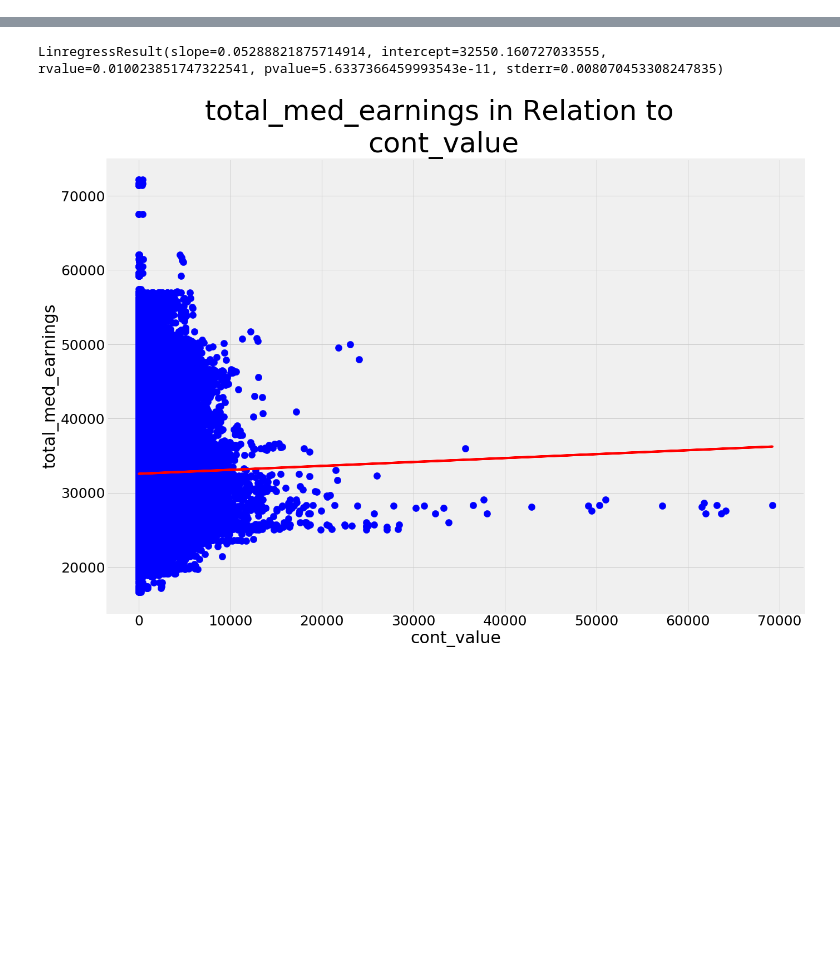
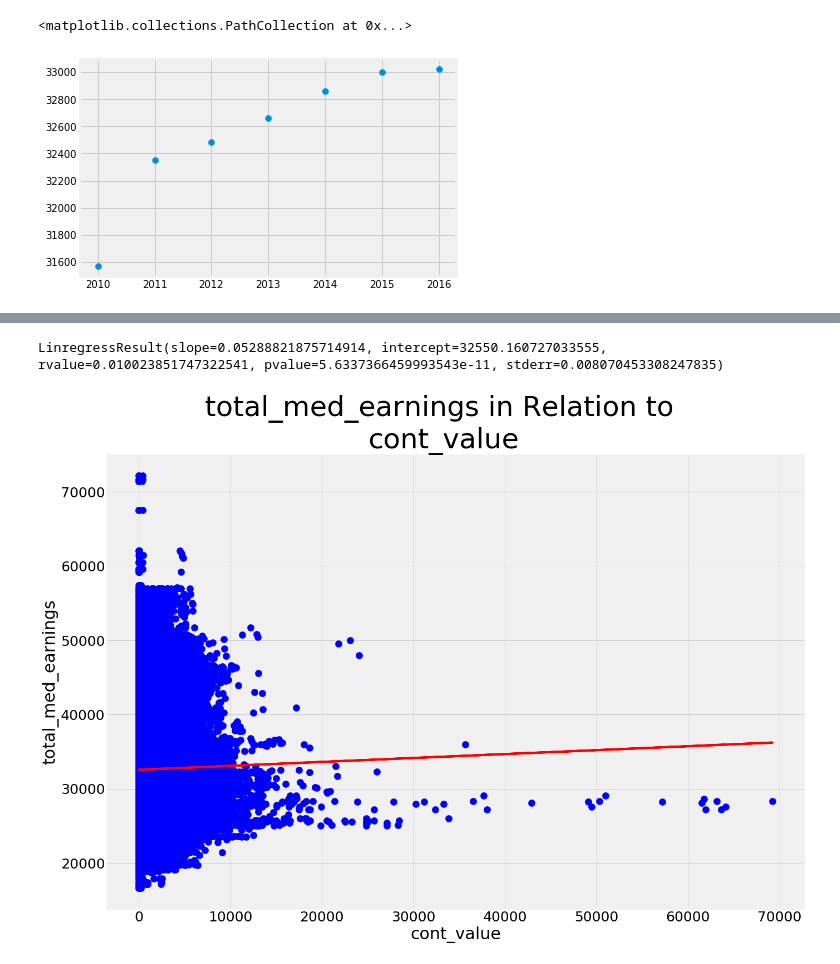
Before and after one commit to nprasad2021/water_quality, a Jupyter notebook: eda.ipynb, the cells around one changed output, grey strips where cells are left out. Saved outputs shown, nothing was run; the diff lists cells and outputs as text; code cells hidden in the pictures; blank space fills up the shorter version.

```diff
--- a/eda.ipynb
+++ b/eda.ipynb
@@ -24,0 +57,5 @@ water_usage = pd.read_csv("water_usage_processed.csv")
+# %%
+plt.scatter(yr, avg_income)
+# %% [output]
+<matplotlib.collections.PathCollection at 0x...>
+[figure, added]
```
Also changed, not shown: parts of 38 cells of this notebook.
